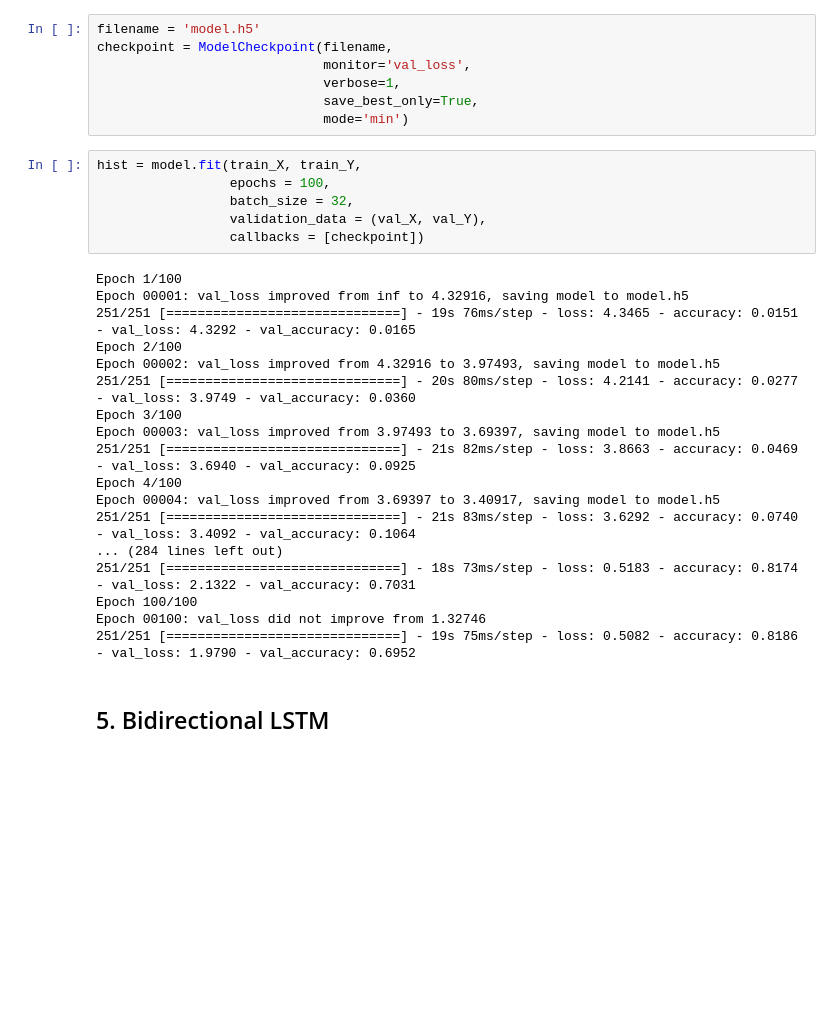
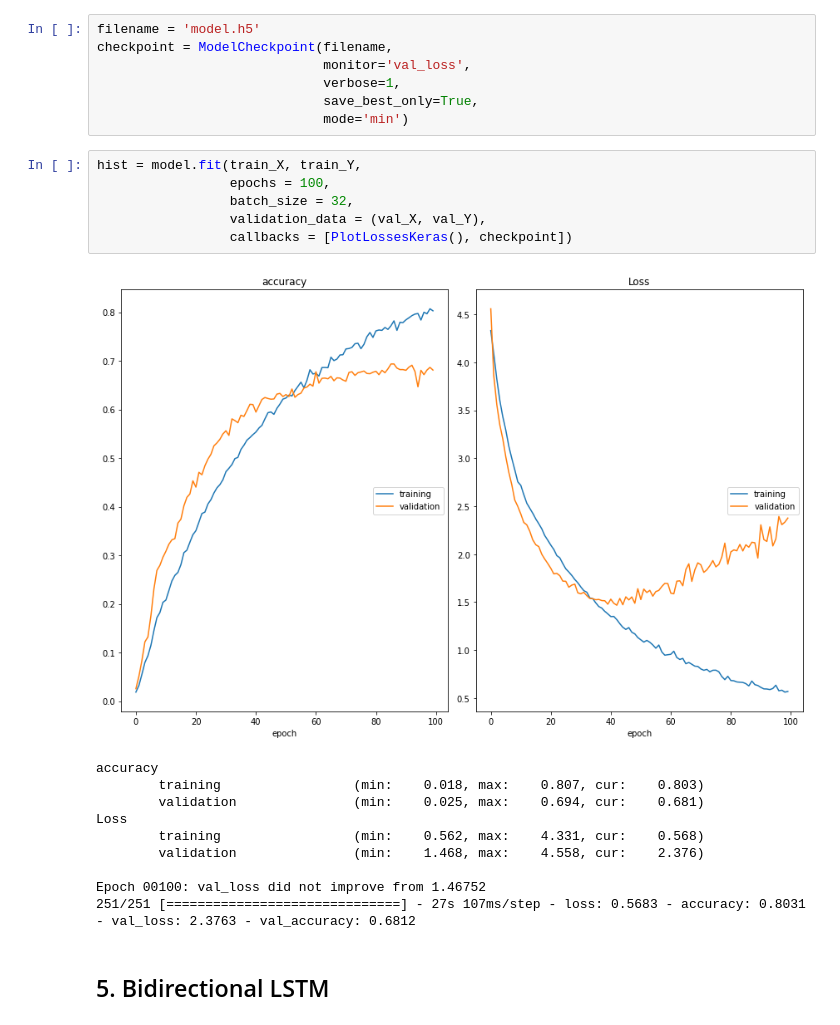
Before and after one commit to BONDHU-BOT/Intent-Classification-using-Deep-Learning, a Jupyter notebook: Intent_classification_using_Deep_Learning.ipynb, the cells around one changed output. Cells and saved outputs as stored; diff of their text form; blank space fills up the shorter version.

```diff
--- a/Intent_classification_using_Deep_Learning.ipynb
+++ b/Intent_classification_using_Deep_Learning.ipynb
@@ -227,27 +226,20 @@ checkpoint = ModelCheckpoint(filename,
 # %%
 hist = model.fit(train_X, train_Y,
                  epochs = 100,
                  batch_size = 32,
                  validation_data = (val_X, val_Y),
-                 callbacks = [checkpoint])
+                 callbacks = [PlotLossesKeras(), checkpoint])
 # %% [output]
+[figure, added]
-Epoch 1/100
-Epoch 00001: val_loss improved from inf to 4.32916, saving model to model.h5
-251/251 [==============================] - 19s 76ms/step - loss: 4.3465 - accuracy: 0.0151 - val_loss: 4.3292 - val_accuracy: 0.0165
-Epoch 2/100
-Epoch 00002: val_loss improved from 4.32916 to 3.97493, saving model to model.h5
-251/251 [==============================] - 20s 80ms/step - loss: 4.2141 - accuracy: 0.0277 - val_loss: 3.9749 - val_accuracy: 0.0360
-Epoch 3/100
-Epoch 00003: val_loss improved from 3.97493 to 3.69397, saving model to model.h5
-251/251 [==============================] - 21s 82ms/step - loss: 3.8663 - accuracy: 0.0469 - val_loss: 3.6940 - val_accuracy: 0.0925
-Epoch 4/100
-Epoch 00004: val_loss improved from 3.69397 to 3.40917, saving model to model.h5
-251/251 [==============================] - 21s 83ms/step - loss: 3.6292 - accuracy: 0.0740 - val_loss: 3.4092 - val_accuracy: 0.1064
-... (284 lines left out)
-251/251 [==============================] - 18s 73ms/step - loss: 0.5183 - accuracy: 0.8174 - val_loss: 2.1322 - val_accuracy: 0.7031
-Epoch 100/100
-Epoch 00100: val_loss did not improve from 1.32746
-251/251 [==============================] - 19s 75ms/step - loss: 0.5082 - accuracy: 0.8186 - val_loss: 1.9790 - val_accuracy: 0.6952
+accuracy
+        training                 (min:    0.018, max:    0.807, cur:    0.803)
+        validation               (min:    0.025, max:    0.694, cur:    0.681)
+Loss
+        training                 (min:    0.562, max:    4.331, cur:    0.568)
+        validation               (min:    1.468, max:    4.558, cur:    2.376)
+
+Epoch 00100: val_loss did not improve from 1.46752
+251/251 [==============================] - 27s 107ms/step - loss: 0.5683 - accuracy: 0.8031 - val_loss: 2.3763 - val_accuracy: 0.6812
 # %% [markdown]
 ## 5. Bidirectional LSTM
 # %%
```
Also changed, not shown: parts of 13 cells of this notebook, 5 other files.
